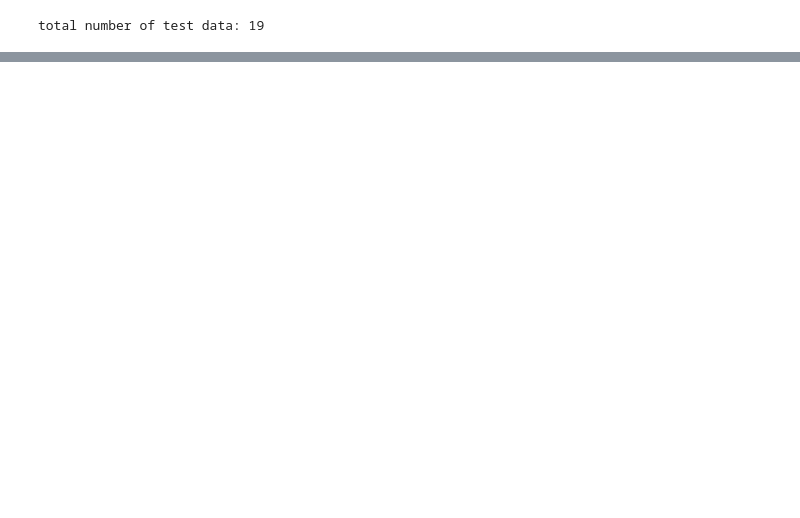
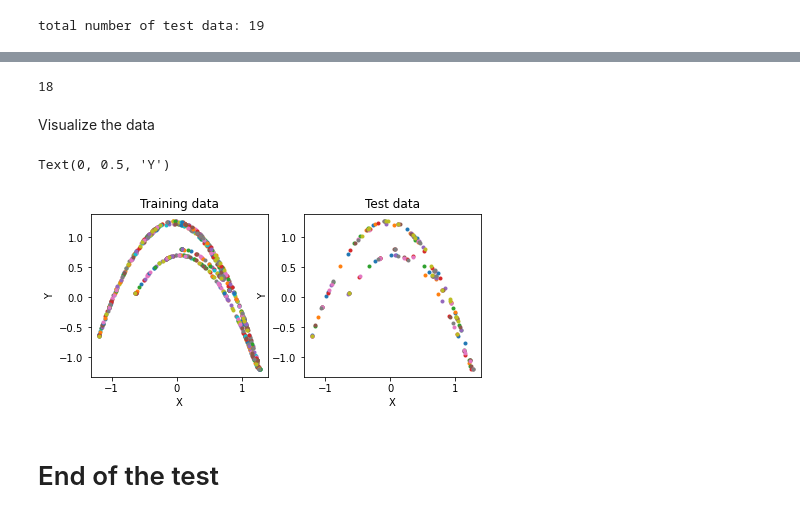
Before and after one commit to yesunhuang/QRNNs_Memory, a Jupyter notebook: DataGenerator/Test_Henon_Data_Iter.ipynb, the cells around one changed output, grey strips where cells are left out. Cells and saved outputs as stored; diff of their text form; code cells hidden in the pictures; blank space fills up the shorter version.

```diff
--- a/DataGenerator/Test_Henon_Data_Iter.ipynb
+++ b/DataGenerator/Test_Henon_Data_Iter.ipynb
@@ -96,0 +115,2 @@ Test the sequential data iter
+# %%
+trainIter,testIter=hmap.get_data_iter(testSetRatio,numStep,batchSize,mask=0,shuffle=False)
@@ -96,0 +119,9 @@ Test the sequential data iter
+# %%
+i=0
+for X,Y in trainIter:
+    i+=1
+    print('Data'+str(i))
+    print('X='+str(X))
+    print('Y='+str(Y))
+    if i==3:
+        break
@@ -96,0 +152,9 @@ Test the sequential data iter
+# %%
+i=0
+for X,Y in testIter:
+    i+=1
+    print('Data'+str(i))
+    print('X='+str(X))
+    print('Y='+str(Y))
+    if i==3:
+        break
@@ -96,0 +179,25 @@ Test the sequential data iter
+# %%
+print(len(testIter))
+# %% [output]
+18
+# %% [markdown]
+Visualize the data
+# %%
+#Visualize the data via matplotlib
+fig,axes=plt.subplots(1,2,figsize=(7,3))
+for X,Y in trainIter:
+    axes[0].plot(X.flatten(),Y.flatten(),'.')
+axes[0].set_title('Training data')
+axes[0].set_xlabel('X')
+axes[0].set_ylabel('Y')
+
+for X,Y in testIter:
+    axes[1].plot(X.flatten(),Y.flatten(),'.')
+axes[1].set_title('Test data')
+axes[1].set_xlabel('X')
+axes[1].set_ylabel('Y')
+# %% [output]
+Text(0, 0.5, 'Y')
+[figure, added]
+# %% [markdown]
+# End of the test
```
Also changed, not shown: parts of 11 cells of this notebook.
